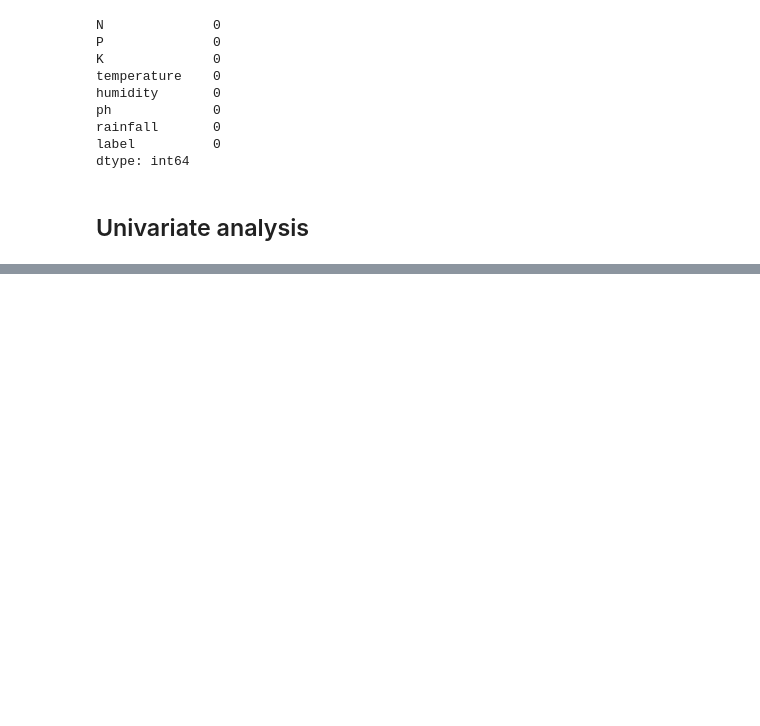
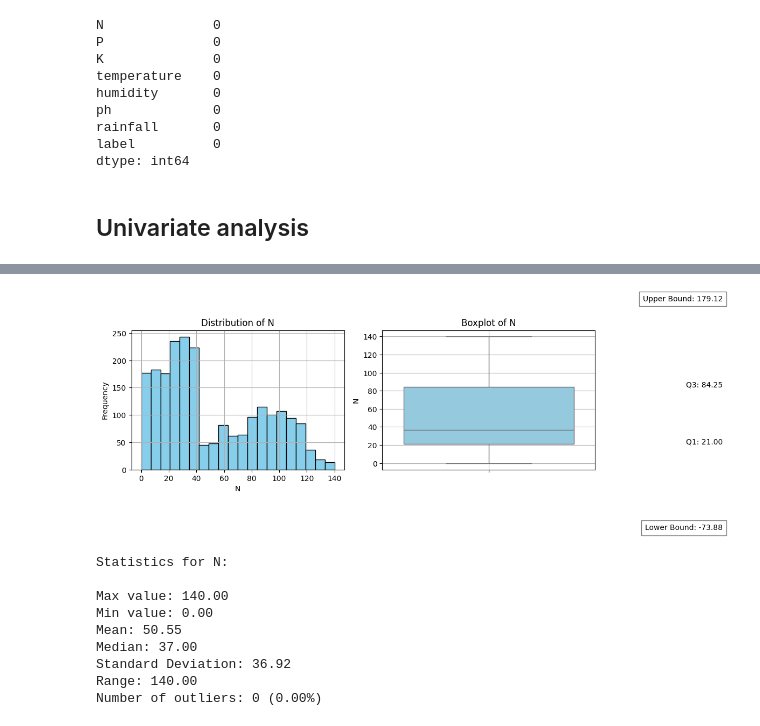
Before and after one commit to Hari-810/Crop-Recommendation, a Jupyter notebook: eda.ipynb, the cells around one changed output, grey strips where cells are left out. Drawn from its saved outputs; the diff is of its cells as text; code cells hidden in the pictures; blank space fills up the shorter version.

```diff
--- a/eda.ipynb
+++ b/eda.ipynb
@@ -205,0 +325,13 @@ Number outliers: 30.00 (1.36%)
+# %%
+univariate_analysis(df,"N")
+# %% [output]
+[figure, added]
+Statistics for N:
+
+Max value: 140.00
+Min value: 0.00
+Mean: 50.55
+Median: 37.00
+Standard Deviation: 36.92
+Range: 140.00
+Number of outliers: 0 (0.00%)
```
Also changed, not shown: parts of 15 cells of this notebook.
